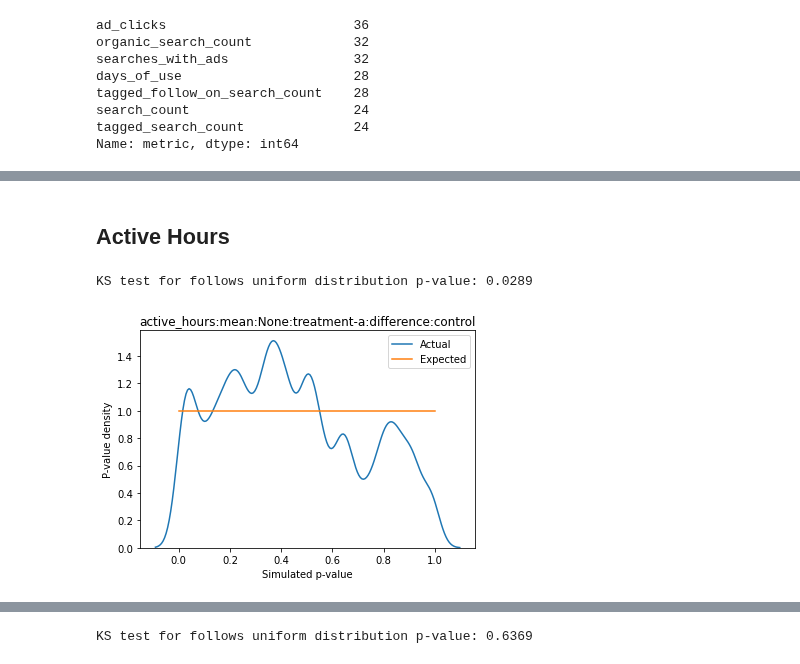
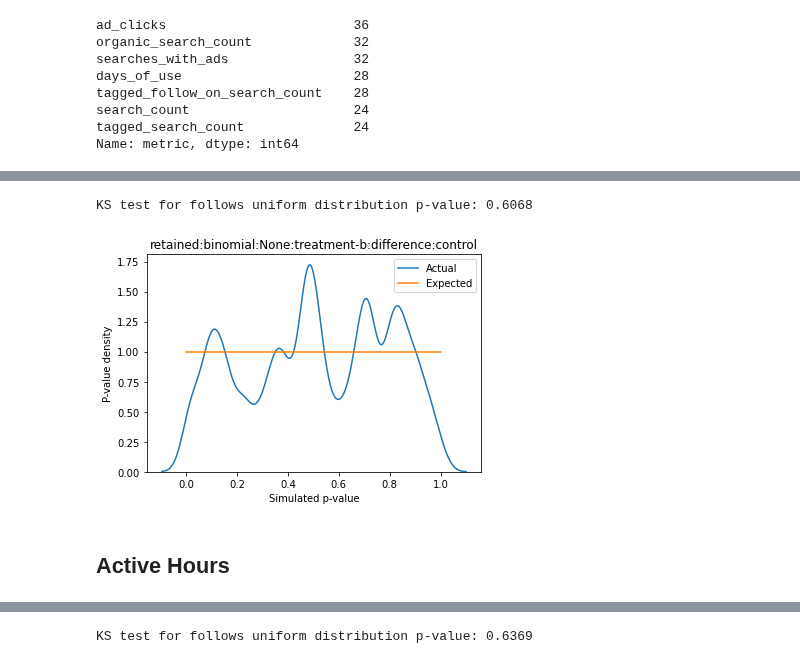
Before and after one commit to mozilla/jetstream, a Jupyter notebook: Analyze Multiple Simulations.ipynb, the cells around one changed output, grey strips where cells are left out. Drawn from its saved outputs; the diff is of its cells as text; code cells hidden in the pictures.

```diff
--- a/Analyze Multiple Simulations.ipynb
+++ b/Analyze Multiple Simulations.ipynb
@@ -201,7 +213,7 @@ def plot_pvalue_distribution_for_metric(metric: str, statistic: str, branch: str
+# %%
+plot_pvalue_distribution_for_metric('retained', 'binomial', 'treatment-b', 'difference')
+# %% [output]
+KS test for follows uniform distribution p-value: 0.6068
+[figure, added]
 # %% [markdown]
 ## Active Hours
-# %%
-plot_pvalue_distribution_for_metric('active_hours', 'mean', 'treatment-a', 'difference')
-# %% [output]
-KS test for follows uniform distribution p-value: 0.0289
-[figure, removed]
```
Also changed, not shown: parts of 41 cells of this notebook.
